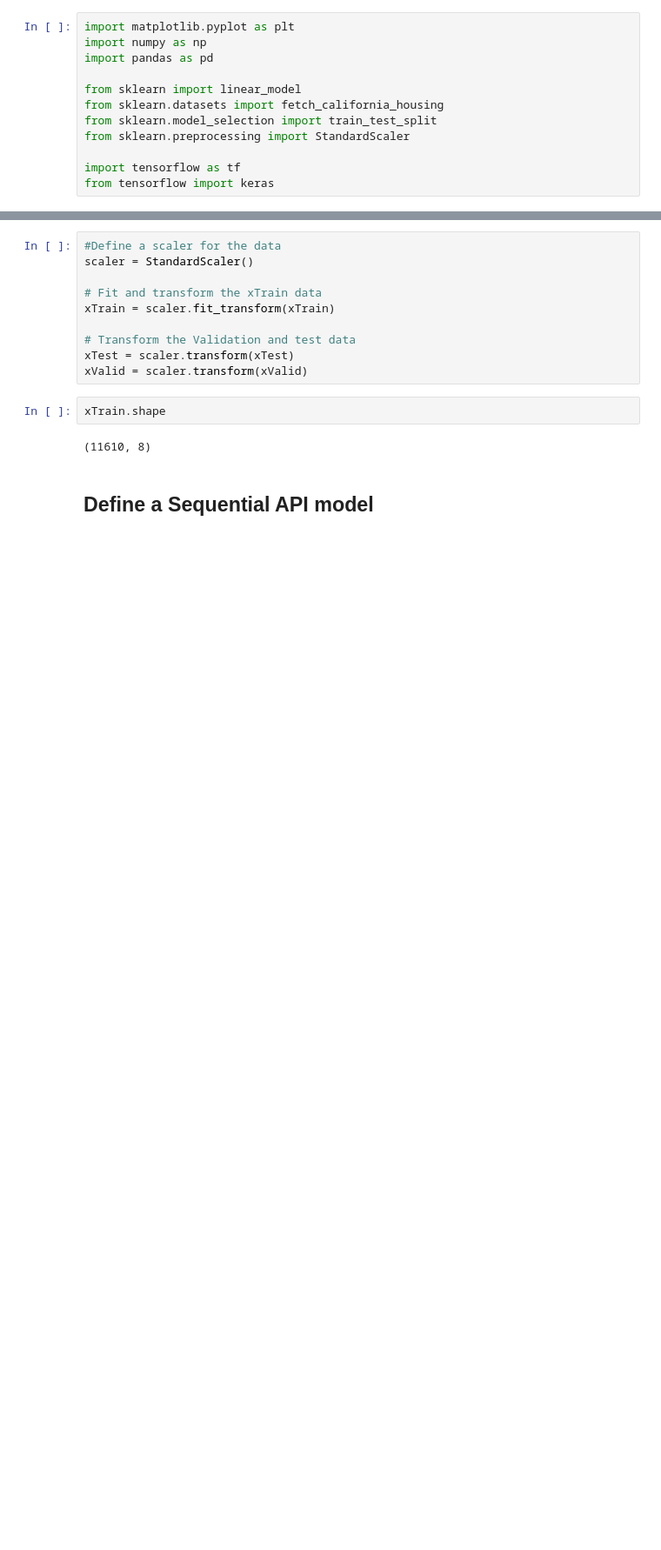
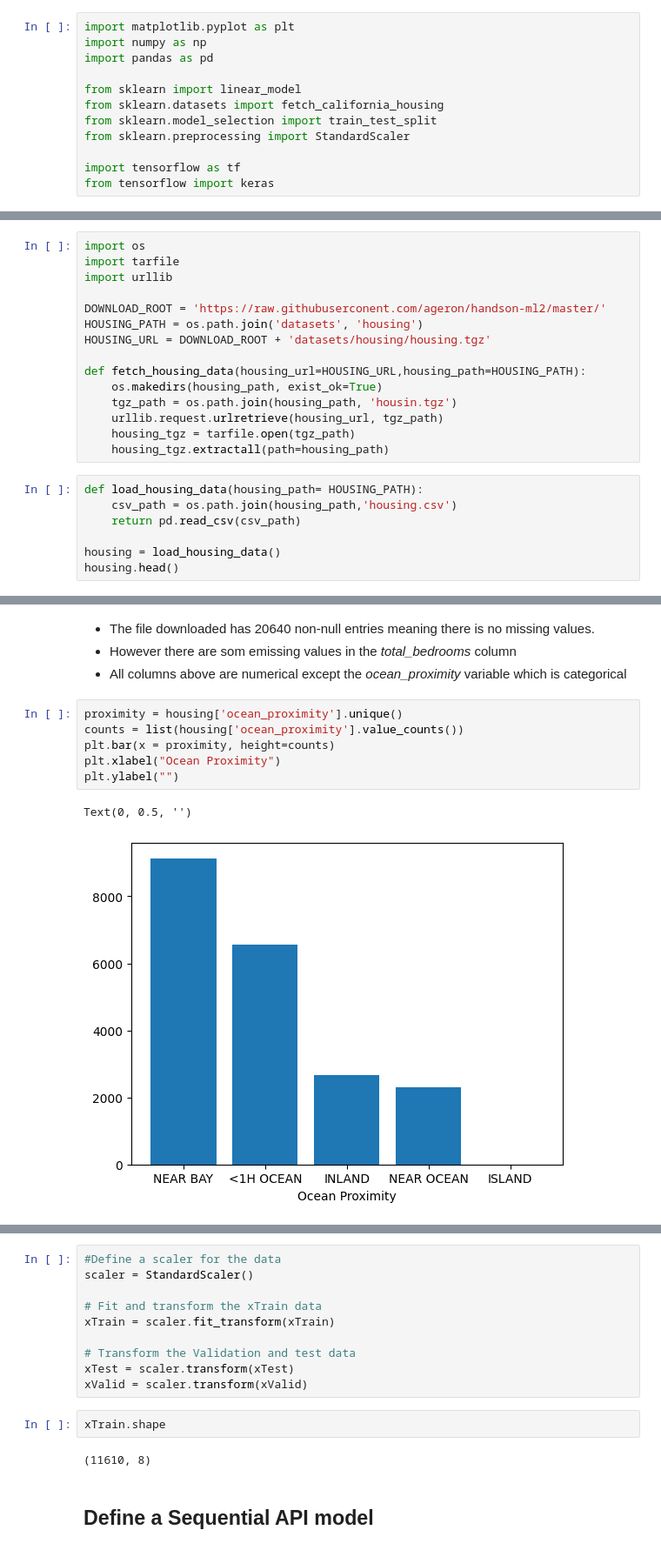
Before and after one commit to stanelake/DeepLearning101, a Jupyter notebook: 02CarliforniaHousePricesRegression.ipynb, the cells around one changed output, grey strips where cells are left out. Shown at 87% size. Saved outputs shown, nothing was run; the diff lists cells and outputs as text; blank space fills up the shorter version.

Commit message:
DrivenData.org competition + updates to the carlifornia housing document

```diff
--- a/02CarliforniaHousePricesRegression.ipynb
+++ b/02CarliforniaHousePricesRegression.ipynb
@@ -20,0 +36,22 @@ from tensorflow import keras
+# %%
+import os
+import tarfile
+import urllib
+
+DOWNLOAD_ROOT = 'https://raw.githubuserconent.com/ageron/handson-ml2/master/'
+HOUSING_PATH = os.path.join('datasets', 'housing')
+HOUSING_URL = DOWNLOAD_ROOT + 'datasets/housing/housing.tgz'
+
+def fetch_housing_data(housing_url=HOUSING_URL,housing_path=HOUSING_PATH):
+    os.makedirs(housing_path, exist_ok=True)
+    tgz_path = os.path.join(housing_path, 'housin.tgz')
+    urllib.request.urlretrieve(housing_url, tgz_path)
+    housing_tgz = tarfile.open(tgz_path)
+    housing_tgz.extractall(path=housing_path)
+# %%
+def load_housing_data(housing_path= HOUSING_PATH):
+    csv_path = os.path.join(housing_path,'housing.csv')
+    return pd.read_csv(csv_path)
+
+housing = load_housing_data()
+housing.head()
@@ -20,0 +85,13 @@ from tensorflow import keras
+# %% [markdown]
+- The file downloaded has 20640 non-null entries meaning there is no missing values.
+- However there are som emissing values in the _total_bedrooms_ column
+- All columns above are numerical except the _ocean_proximity_ variable which is categorical
+# %%
+proximity = housing['ocean_proximity'].unique()
+counts = list(housing['ocean_proximity'].value_counts())
+plt.bar(x = proximity, height=counts)
+plt.xlabel("Ocean Proximity")
+plt.ylabel("")
+# %% [output]
+Text(0, 0.5, '')
+[figure, added]
```
Also changed, not shown: parts of 12 cells of this notebook, 2 other files.
